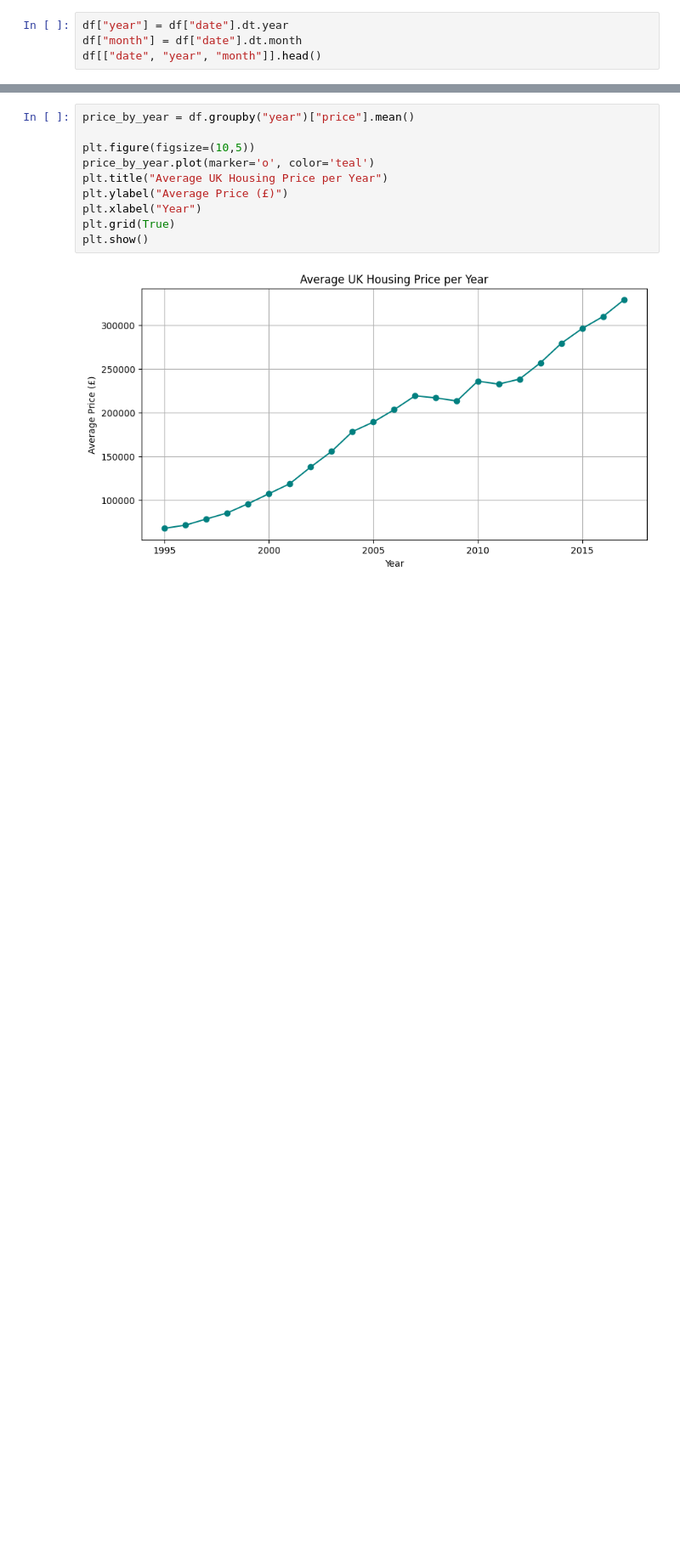
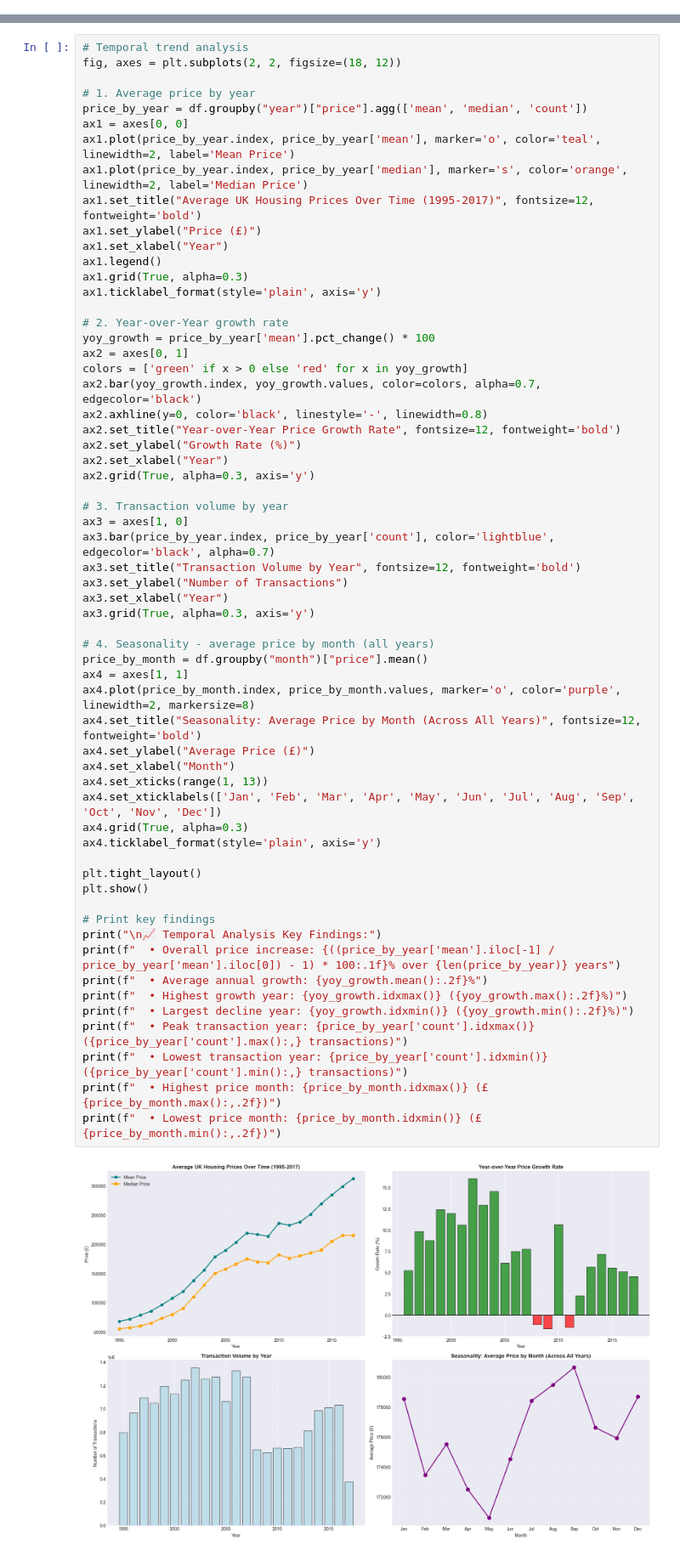
Before and after one commit to marin-janushaj1/Cloud-AI, a Jupyter notebook: dataset1_uk_housing/3_eda.ipynb, the cells around one changed output, grey strips where cells are left out. Shown at 85% size. Saved outputs shown, nothing was run; the diff lists cells and outputs as text; blank space fills up the shorter version.

Commit message:
1/3 done
UK dataset housing done

```diff
--- a/dataset1_uk_housing/3_eda.ipynb
+++ b/dataset1_uk_housing/3_eda.ipynb
@@ -16,7 +65,3 @@ df.head()
 | 2 | {278D581A-5BF3-4FCE-AF62-4956D876... | 45000 | 1995-06-30 | T | N | F | HIGHBRIDGE | SEDGEMOOR | SOMERSET | A | ... |
 | 3 | {1D861C06-A416-4865-973C-4956DB12... | 43150 | 1995-11-24 | T | N | F | BEDFORD | NORTH BEDFORDSHIRE | BEDFORDSHIRE | A | ... |
 | 4 | {DD8645FD-A815-43A6-A7BA-4956E58F... | 18899 | 1995-06-23 | S | N | F | WAKEFIELD | LEEDS | WEST YORKSHIRE | A | ... |
-# %%
-df["year"] = df["date"].dt.year
-df["month"] = df["date"].dt.month
-df[["date", "year", "month"]].head()
@@ -30,12 +252,62 @@ df[["date", "year", "month"]].head()
 # %%
-price_by_year = df.groupby("year")["price"].mean()
+# Temporal trend analysis
+fig, axes = plt.subplots(2, 2, figsize=(18, 12))
 
-plt.figure(figsize=(10,5))
-price_by_year.plot(marker='o', color='teal')
-plt.title("Average UK Housing Price per Year")
-plt.ylabel("Average Price (£)")
-plt.xlabel("Year")
-plt.grid(True)
+# 1. Average price by year
+price_by_year = df.groupby("year")["price"].agg(['mean', 'median', 'count'])
+ax1 = axes[0, 0]
+ax1.plot(price_by_year.index, price_by_year['mean'], marker='o', color='teal', linewidth=2, label='Mean Price')
+ax1.plot(price_by_year.index, price_by_year['median'], marker='s', color='orange', linewidth=2, label='Median Price')
+ax1.set_title("Average UK Housing Prices Over Time (1995-2017)", fontsize=12, fontweight='bold')
+ax1.set_ylabel("Price (£)")
+ax1.set_xlabel("Year")
+ax1.legend()
+ax1.grid(True, alpha=0.3)
+ax1.ticklabel_format(style='plain', axis='y')
+
+# 2. Year-over-Year growth rate
+yoy_growth = price_by_year['mean'].pct_change() * 100
+ax2 = axes[0, 1]
+colors = ['green' if x > 0 else 'red' for x in yoy_growth]
+ax2.bar(yoy_growth.index, yoy_growth.values, color=colors, alpha=0.7, edgecolor='black')
+ax2.axhline(y=0, color='black', linestyle='-', linewidth=0.8)
+ax2.set_title("Year-over-Year Price Growth Rate", fontsize=12, fontweight='bold')
+ax2.set_ylabel("Growth Rate (%)")
+ax2.set_xlabel("Year")
+ax2.grid(True, alpha=0.3, axis='y')
+
+# 3. Transaction volume by year
+ax3 = axes[1, 0]
+ax3.bar(price_by_year.index, price_by_year['count'], color='lightblue', edgecolor='black', alpha=0.7)
+ax3.set_title("Transaction Volume by Year", fontsize=12, fontweight='bold')
+ax3.set_ylabel("Number of Transactions")
+ax3.set_xlabel("Year")
+ax3.grid(True, alpha=0.3, axis='y')
+
+# 4. Seasonality - average price by month (all years)
+price_by_month = df.groupby("month")["price"].mean()
+ax4 = axes[1, 1]
+ax4.plot(price_by_month.index, price_by_month.values, marker='o', color='purple', linewidth=2, markersize=8)
+ax4.set_title("Seasonality: Average Price by Month (Across All Years)", fontsize=12, fontweight='bold')
+ax4.set_ylabel("Average Price (£)")
+ax4.set_xlabel("Month")
+ax4.set_xticks(range(1, 13))
+ax4.set_xticklabels(['Jan', 'Feb', 'Mar', 'Apr', 'May', 'Jun', 'Jul', 'Aug', 'Sep', 'Oct', 'Nov', 'Dec'])
+ax4.grid(True, alpha=0.3)
+ax4.ticklabel_format(style='plain', axis='y')
+
+plt.tight_layout()
 plt.show()
+
+# Print key findings
+print("\n📈 Temporal Analysis Key Findings:")
+print(f"  • Overall price increase: {((price_by_year['mean'].iloc[-1] / price_by_year['mean'].iloc[0]) - 1) * 100:.1f}% over {len(price_by_year)} years")
+print(f"  • Average annual growth: {yoy_growth.mean():.2f}%")
+print(f"  • Highest growth year: {yoy_growth.idxmax()} ({yoy_growth.max():.2f}%)")
+print(f"  • Largest decline year: {yoy_growth.idxmin()} ({yoy_growth.min():.2f}%)")
+print(f"  • Peak transaction year: {price_by_year['count'].idxmax()} ({price_by_year['count'].max():,} transactions)")
+print(f"  • Lowest transaction year: {price_by_year['count'].idxmin()} ({price_by_year['count'].min():,} transactions)")
+print(f"  • Highest price month: {price_by_month.idxmax()} (£{price_by_month.max():,.2f})")
+print(f"  • Lowest price month: {price_by_month.idxmin()} (£{price_by_month.min():,.2f})")
 # %% [output]
-[figure, old version]
+[figure, new version]
```
Also changed, not shown: parts of 21 cells of this notebook, 20 other files.
